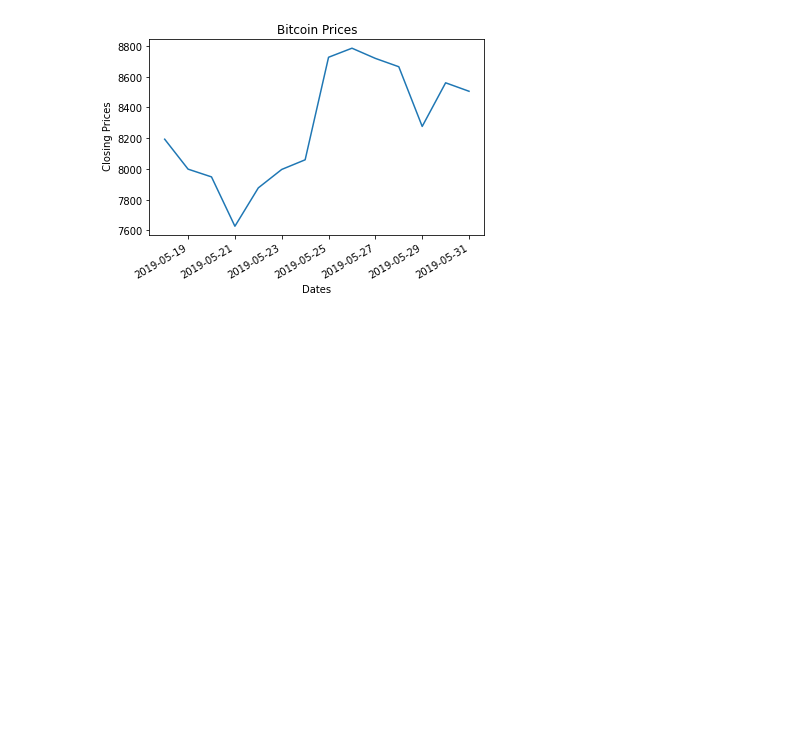
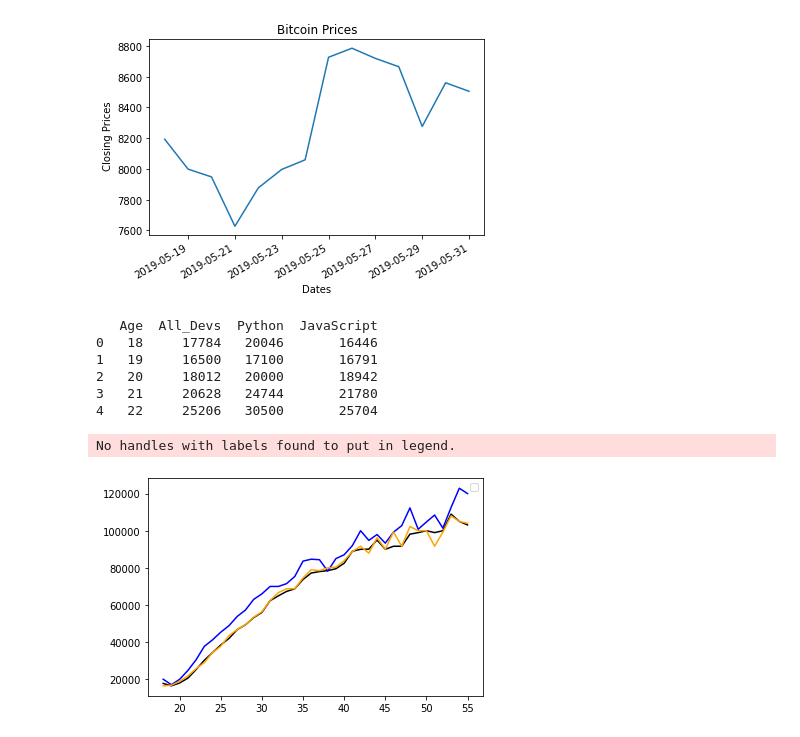
Before and after one commit to DataCrusade1999/Python, a Jupyter notebook: Matplotlib(Colab1).ipynb, the cells around one changed output. Saved outputs shown, nothing was run; the diff lists cells and outputs as text; code cells hidden in the pictures; blank space fills up the shorter version.

```diff
--- a/Matplotlib(Colab1).ipynb
+++ b/Matplotlib(Colab1).ipynb
@@ -126,3 +126,27 @@ plt.ylabel(' Closing Prices')
 plt.show()
 # %% [output]
 [figure]
+# %%
+url='https://raw.githubusercontent.com/CoreyMSchafer/code_snippets/master/Python/Matplotlib/10-Subplots/data.csv'
+Stackoverflow=pd.read_csv(url)
+print(Stackoverflow.head())
+# %% [output]
+   Age  All_Devs  Python  JavaScript
+0   18     17784   20046       16446
+1   19     16500   17100       16791
+2   20     18012   20000       18942
+3   21     20628   24744       21780
+4   22     25206   30500       25704
+# %%
+Age=Stackoverflow['Age']
+All_Dev=Stackoverflow['All_Devs']
+Python_Devs=Stackoverflow['Python']
+JavaScript_Devs=Stackoverflow['JavaScript']
+plt.plot(Age,All_Dev,color='black')
+plt.plot(Age,Python_Devs,color='blue')
+plt.plot(Age,JavaScript_Devs,color='orange')
+plt.legend()
+plt.show()
+# %% [output]
+No handles with labels found to put in legend.
+[figure, added]
```
Also changed, not shown: parts of 1 cell of this notebook.
